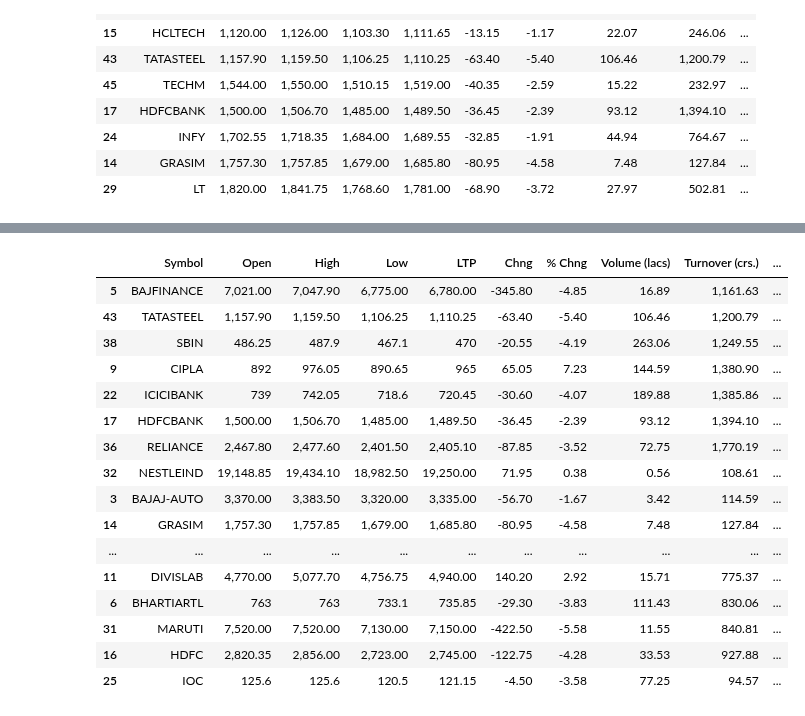
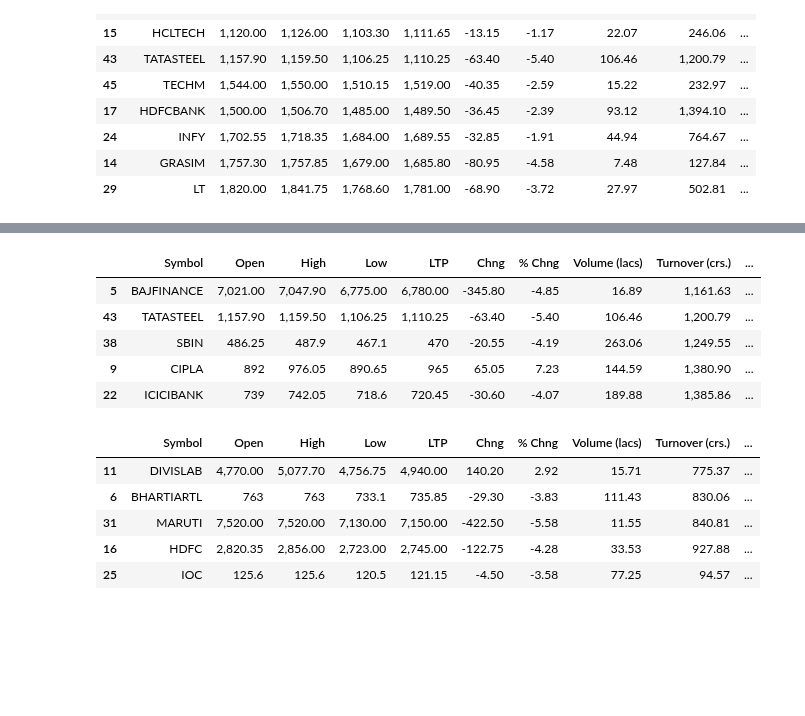
Before and after one commit to chandanabrdwj/100DaysOfML, a Jupyter notebook: nifty-50-stocks.ipynb, the cells around one changed output, grey strips where cells are left out. Drawn from its saved outputs; the diff is of its cells as text; code cells hidden in the pictures; blank space fills up the shorter version.

```diff
--- a/nifty-50-stocks.ipynb
+++ b/nifty-50-stocks.ipynb
@@ -176,22 +186,20 @@ df.sort_values('52w L').head(10)
 | 42 | TATAMOTORS | 486 | 486.75 | 458 | 459.4 | -33.35 | -6.77 | 517.88 | 2,430.36 | ... |
 | 32 | NESTLEIND | 19,148.85 | 19,434.10 | 18,982.50 | 19,250.00 | 71.95 | 0.38 | 0.56 | 108.61 | ... |
 # %%
-df.sort_values('Turnover (crs.)')
+df.sort_values('Turnover (crs.)').head()
 # %% [output]
 |  | Symbol | Open | High | Low | LTP | Chng | % Chng | Volume (lacs) | Turnover (crs.) | ... |
 | 5 | BAJFINANCE | 7,021.00 | 7,047.90 | 6,775.00 | 6,780.00 | -345.80 | -4.85 | 16.89 | 1,161.63 | ... |
 | 43 | TATASTEEL | 1,157.90 | 1,159.50 | 1,106.25 | 1,110.25 | -63.40 | -5.40 | 106.46 | 1,200.79 | ... |
 | 38 | SBIN | 486.25 | 487.9 | 467.1 | 470 | -20.55 | -4.19 | 263.06 | 1,249.55 | ... |
 | 9 | CIPLA | 892 | 976.05 | 890.65 | 965 | 65.05 | 7.23 | 144.59 | 1,380.90 | ... |
 | 22 | ICICIBANK | 739 | 742.05 | 718.6 | 720.45 | -30.60 | -4.07 | 189.88 | 1,385.86 | ... |
-| 17 | HDFCBANK | 1,500.00 | 1,506.70 | 1,485.00 | 1,489.50 | -36.45 | -2.39 | 93.12 | 1,394.10 | ... |
-| 36 | RELIANCE | 2,467.80 | 2,477.60 | 2,401.50 | 2,405.10 | -87.85 | -3.52 | 72.75 | 1,770.19 | ... |
-| 32 | NESTLEIND | 19,148.85 | 19,434.10 | 18,982.50 | 19,250.00 | 71.95 | 0.38 | 0.56 | 108.61 | ... |
-| 3 | BAJAJ-AUTO | 3,370.00 | 3,383.50 | 3,320.00 | 3,335.00 | -56.70 | -1.67 | 3.42 | 114.59 | ... |
-| 14 | GRASIM | 1,757.30 | 1,757.85 | 1,679.00 | 1,685.80 | -80.95 | -4.58 | 7.48 | 127.84 | ... |
-| ... | ... | ... | ... | ... | ... | ... | ... | ... | ... | ... |
-| 11 | DIVISLAB | 4,770.00 | 5,077.70 | 4,756.75 | 4,940.00 | 140.20 | 2.92 | 15.71 | 775.37 | ... |
-| 6 | BHARTIARTL | 763 | 763 | 733.1 | 735.85 | -29.30 | -3.83 | 111.43 | 830.06 | ... |
-| 31 | MARUTI | 7,520.00 | 7,520.00 | 7,130.00 | 7,150.00 | -422.50 | -5.58 | 11.55 | 840.81 | ... |
-| 16 | HDFC | 2,820.35 | 2,856.00 | 2,723.00 | 2,745.00 | -122.75 | -4.28 | 33.53 | 927.88 | ... |
-| 25 | IOC | 125.6 | 125.6 | 120.5 | 121.15 | -4.50 | -3.58 | 77.25 | 94.57 | ... |
+# %%
+df.sort_values('Turnover (crs.)').tail()
+# %% [output]
+|  | Symbol | Open | High | Low | LTP | Chng | % Chng | Volume (lacs) | Turnover (crs.) | ... |
+| 11 | DIVISLAB | 4,770.00 | 5,077.70 | 4,756.75 | 4,940.00 | 140.20 | 2.92 | 15.71 | 775.37 | ... |
+| 6 | BHARTIARTL | 763 | 763 | 733.1 | 735.85 | -29.30 | -3.83 | 111.43 | 830.06 | ... |
+| 31 | MARUTI | 7,520.00 | 7,520.00 | 7,130.00 | 7,150.00 | -422.50 | -5.58 | 11.55 | 840.81 | ... |
+| 16 | HDFC | 2,820.35 | 2,856.00 | 2,723.00 | 2,745.00 | -122.75 | -4.28 | 33.53 | 927.88 | ... |
+| 25 | IOC | 125.6 | 125.6 | 120.5 | 121.15 | -4.50 | -3.58 | 77.25 | 94.57 | ... |
```
Also changed, not shown: parts of 8 cells of this notebook.
